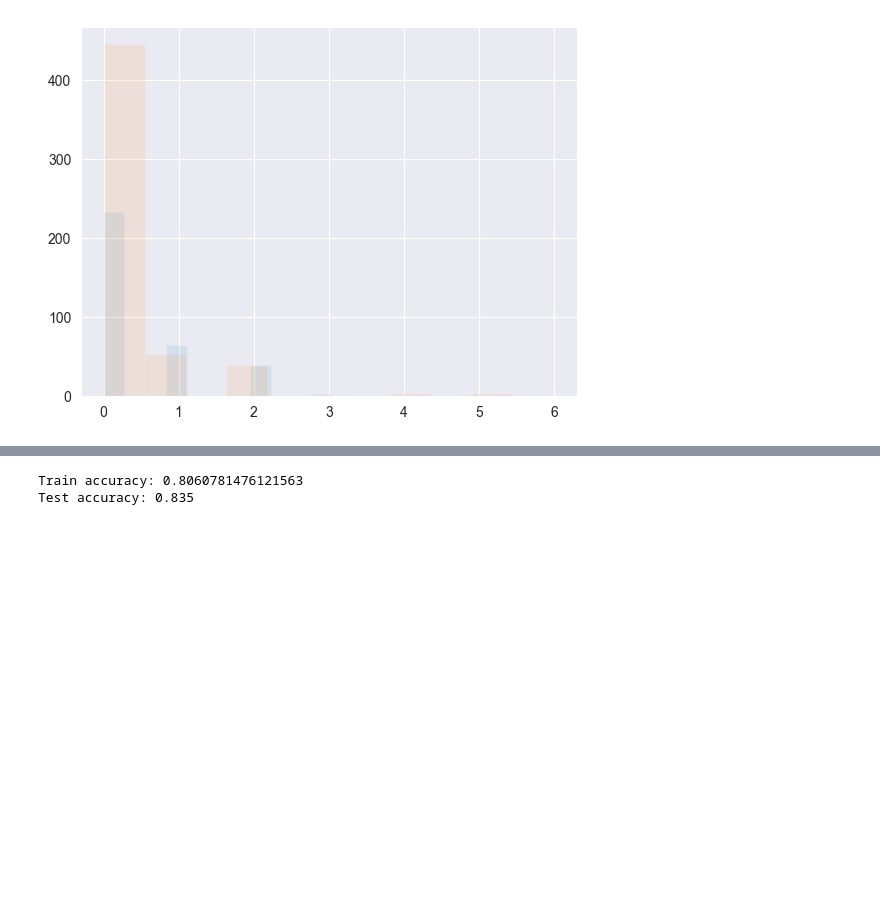
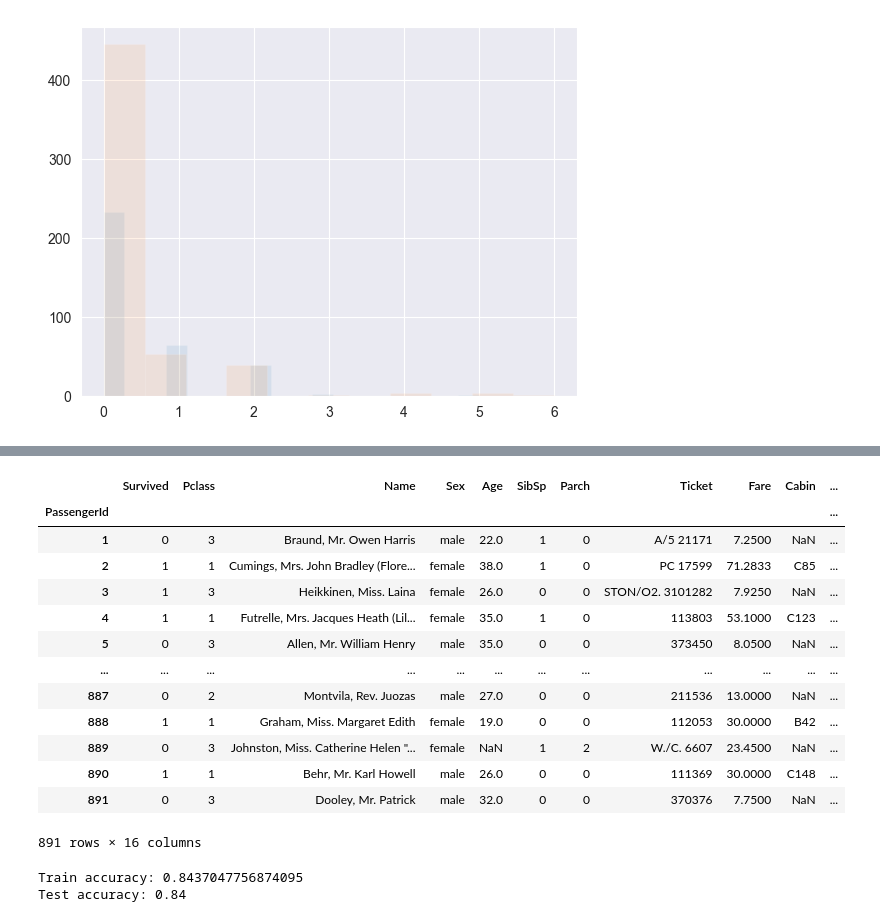
Before and after one commit to IBRINEI/MLHW2023, a Jupyter notebook: 03-linear-classification/Classification_HW.ipynb, the cells around one changed output, grey strips where cells are left out. Saved outputs shown, nothing was run; the diff lists cells and outputs as text; code cells hidden in the pictures; blank space fills up the shorter version.

```diff
--- a/03-linear-classification/Classification_HW.ipynb
+++ b/03-linear-classification/Classification_HW.ipynb
@@ -95,0 +166,12 @@ Name: Pclass, Length: 891, dtype: int64
+# %%
+ticket_sharing = {}
+ticket_is_shared = {}
+
+for index, row in data.iterrows():
+    ticket = row['Ticket']
+    shared_ticket = data[(data['Ticket'].str.contains(ticket)) & (index != data.index)]
+    ticket_sharing[ticket] = len(shared_ticket)
+    if len(shared_ticket) > 0:
+        ticket_is_shared[ticket] = 1
+    else:
+        ticket_is_shared[ticket] = 0
@@ -96,8 +182,29 @@ Name: Pclass, Length: 891, dtype: int64
+# %%
+data['Ticket_Sharing'] = data['Ticket'].apply(lambda x: ticket_sharing.get(x.split(',')[0]))
+data['Ticket_is_Shared'] = data['Ticket'].apply(lambda x: ticket_is_shared.get(x.split(',')[0]))
+# %%
+data
+# %% [output]
+|  | Survived | Pclass | Name | Sex | Age | SibSp | Parch | Ticket | Fare | Cabin | ... |
+| PassengerId |  |  |  |  |  |  |  |  |  |  | ... |
+| 1 | 0 | 3 | Braund, Mr. Owen Harris | male | 22.0 | 1 | 0 | A/5 21171 | 7.2500 | NaN | ... |
+| 2 | 1 | 1 | Cumings, Mrs. John Bradley (Flore... | female | 38.0 | 1 | 0 | PC 17599 | 71.2833 | C85 | ... |
+| 3 | 1 | 3 | Heikkinen, Miss. Laina | female | 26.0 | 0 | 0 | STON/O2. 3101282 | 7.9250 | NaN | ... |
+| 4 | 1 | 1 | Futrelle, Mrs. Jacques Heath (Lil... | female | 35.0 | 1 | 0 | 113803 | 53.1000 | C123 | ... |
+| 5 | 0 | 3 | Allen, Mr. William Henry | male | 35.0 | 0 | 0 | 373450 | 8.0500 | NaN | ... |
+| ... | ... | ... | ... | ... | ... | ... | ... | ... | ... | ... | ... |
+| 887 | 0 | 2 | Montvila, Rev. Juozas | male | 27.0 | 0 | 0 | 211536 | 13.0000 | NaN | ... |
+| 888 | 1 | 1 | Graham, Miss. Margaret Edith | female | 19.0 | 0 | 0 | 112053 | 30.0000 | B42 | ... |
+| 889 | 0 | 3 | Johnston, Miss. Catherine Helen "... | female | NaN | 1 | 2 | W./C. 6607 | 23.4500 | NaN | ... |
+| 890 | 1 | 1 | Behr, Mr. Karl Howell | male | 26.0 | 0 | 0 | 111369 | 30.0000 | C148 | ... |
+| 891 | 0 | 3 | Dooley, Mr. Patrick | male | 32.0 | 0 | 0 | 370376 | 7.7500 | NaN | ... |
+891 rows × 16 columns
 # %%
 def feature_selection_and_preprocessing(dataset: pd.DataFrame) -> pd.DataFrame:
     features = dataset[["Fare", 'Pclass']].copy()
     features["Age"] = dataset.Age.fillna(dataset.Age.median())
-    features["Fare"] = np.log(features["Fare"] + 1)
+    # features["Log_Age"] = np.log(features.Age)
+    features["Log_Fare"] = np.log(features["Fare"] + 1)
     features['Embarked'] = dataset.Embarked.fillna('S')
     features['Missing'] = dataset.isna().sum(axis=1)
     features['IsMale'] = np.where(dataset.Sex=='male', 1, 0)
@@ -106,26 +213,32 @@ def feature_selection_and_preprocessing(dataset: pd.DataFrame) -> pd.DataFrame:
     features['Embarked_S'] = np.where(features.Embarked == 'S', 1, 0) # ДА, это ручной onehot
     features['Embarked_C'] = np.where(features.Embarked == 'C', 1 ,0)
     features.drop('Embarked', axis=1, inplace=True)
+    features['Prefix'] = data.Name.apply(lambda x: x.split(',')[1].split('.')[0]).apply(lambda y: 'other' if y in (data.Name.apply(lambda x: x.split(',')[1].split('.')[0]).value_counts())[(data.Name.apply(lambda x: x.split(',')[1].split('.')[0]).value_counts() == 1)] else y)  # Вычленяем префиксы имен и заменяем те, что встречаются 1 раз на other (да, я знаю, что это можно сделать в разы более читаемо)
+
+    # features['Cabin_Group'] = dataset.Cabin.fillna('Z').apply(lambda x: x[0])
+    features['Cabin_Group'] = dataset.Cabin.fillna('Z').apply(lambda x: x[0]).apply(lambda y: group_cabin(y)) # Не ухудшает
     # features['Class_1'] = np.where(features.Pclass == 1, 1, 0)
     # features['Class_2'] = np.where(features.Pclass == 2, 1, 0)
     # features.drop('Pclass', axis=1, inplace=True)
     # features['IsKid'] = np.where(features.Age <= 16, 1, 0)
-    # features.drop('Age', axis=1, inplace=True)
+    # features.drop('Fare', axis=1, inplace=True)
     return features
 
 model = make_pipeline(
     # <YOUR CODE>
     # E.g.
     make_column_transformer(
-        # (OneHotEncoder(sparse_output=False), ['Embarked']),
+        (OneHotEncoder(sparse_output=False), ['Prefix']),
+        # (OneHotEncoder(sparse_output=False), ['Cabin_Group']),
         # (PolynomialFeatures(2), ['Companions']), # Уже уменьшает
         # (PolynomialFeatures(2), ['Missing']),   # Не уменьшает
         (PolynomialFeatures(2), ['Pclass']),
-        (PolynomialFeatures(4), ['Fare']),
+        (PolynomialFeatures(3), ['Fare']),
+        (PolynomialFeatures(3), ['Log_Fare']),
         remainder='passthrough'
     ),
     StandardScaler(),
-    LogisticRegression(max_iter=500, penalty='l2', solver='saga')
+    LogisticRegression(max_iter=1000, penalty='l2', solver='saga')
 )
 # Validation code (do not touch)
 data_train, data_test = train_test_split(data, test_size=200, random_state=42)
@@ -135,5 +248,5 @@ test_predictions = model.predict(feature_selection_and_preprocessing(data_test.d
 print("Train accuracy:", accuracy_score(data_train['Survived'],train_predictions))
 print("Test accuracy:", accuracy_score(data_test['Survived'],test_predictions))
 # %% [output]
-Train accuracy: 0.8060781476121563
-Test accuracy: 0.835
+Train accuracy: 0.8437047756874095
+Test accuracy: 0.84
```
Also changed, not shown: parts of 12 cells of this notebook, 1 other file.
